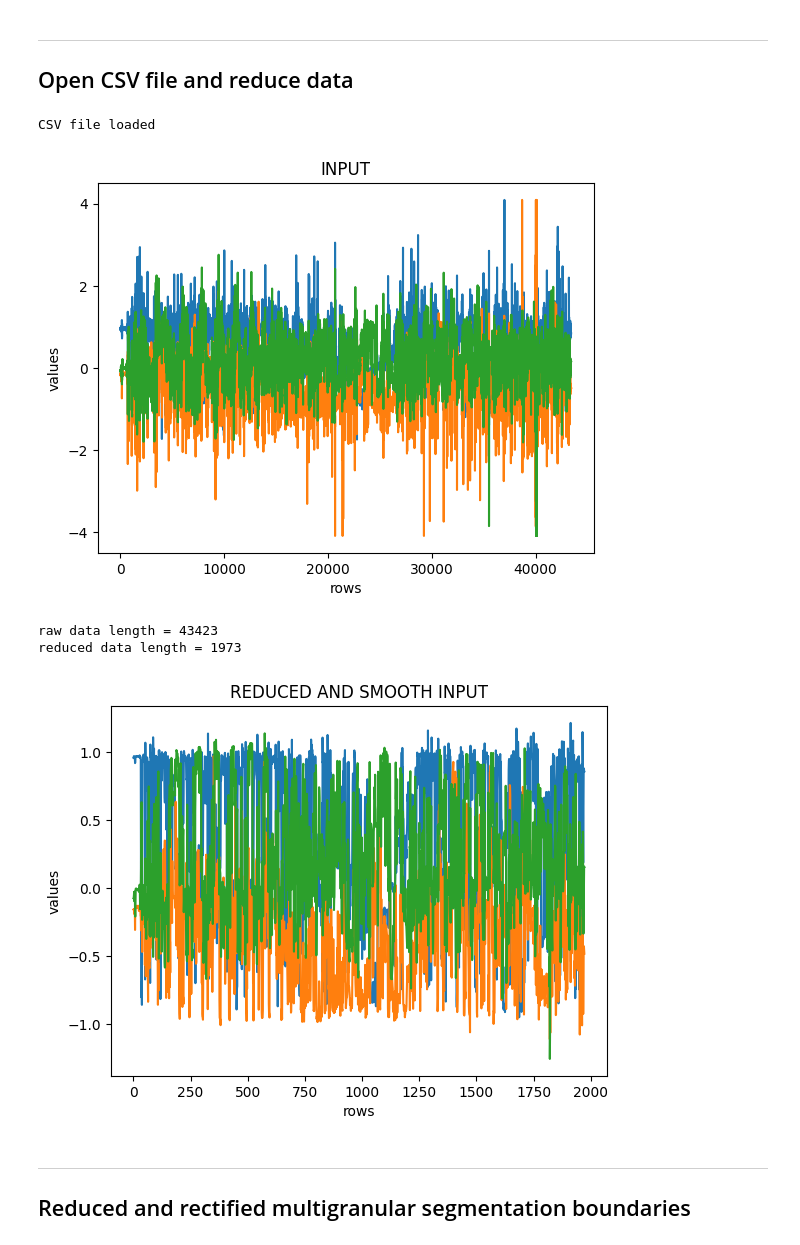
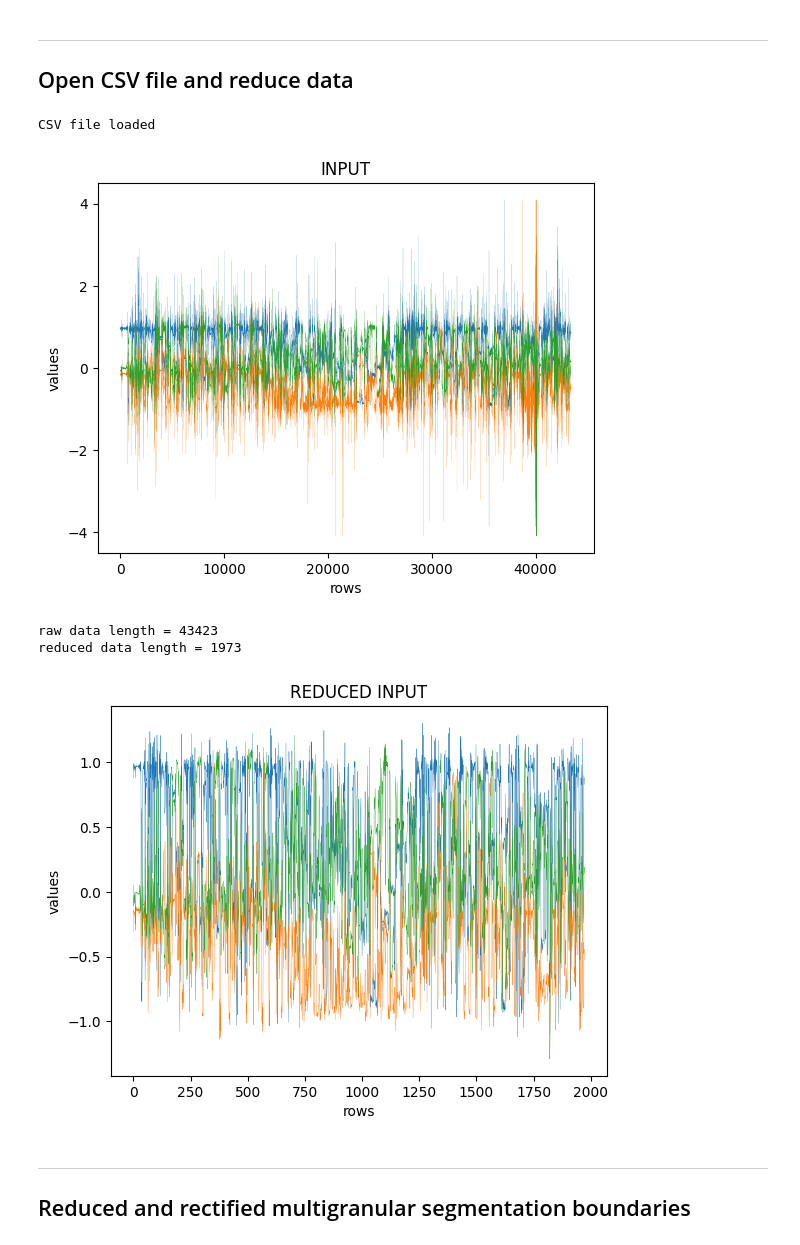
Before and after one commit to juigmend/python-miscellaneous, a Jupyter notebook: red-rect-multigran-seg-MAD_DEMO.ipynb, the cells around one changed output. Drawn from its saved outputs; the diff is of its cells as text; code cells hidden in the pictures.

```diff
--- a/red-rect-multigran-seg-MAD_DEMO.ipynb
+++ b/red-rect-multigran-seg-MAD_DEMO.ipynb
@@ -55,6 +56,8 @@ pkt = 0.2 # <--- novelty peak threshols (determines segementation boundaries) in
 max_n_gran = 3 # <--- maximum number of granularity levels (less than number of novelty kernels)
 
 vis_opt = 1 # <--- 1 = show visualisations, 0 = don't
+raw_plt_lw = 0.08 # <--- line width for plot of raw data
+red_plt_lw = 0.25 # <--- line width for plot of reduced data
 
 # "SPHERE_raw_accel_001.csv" (originally data/raw/001/accel.csv) was taken from
 # Tonkin et al. (2022) https://doi.org/10.5523/bris.2h0wyctxrd69j2oqccsi45hy1p
@@ -70,7 +73,7 @@ if isinstance(delete_col,int):
 
 if vis_opt:
 
-    plt.plot(data_df)
+    plt.plot(data_df,linewidth=raw_plt_lw)
     plt.title('INPUT')
     plt.xlabel('rows')
     plt.ylabel('values')
@@ -78,32 +81,29 @@ if vis_opt:
 print('CSV file loaded')
 # %% [output]
 CSV file loaded
-[figure, old version]
+[figure, new version]
 # %%
 print('raw data length = '+str(data_df.shape[0]))
 rf = ceil(data_df.shape[0] / length_limit)
 if rf > 1:
 
-    length_rs =  rf * int(len(data_df)/rf)
-    data_arr = np.zeros((int(length_rs/rf),data_df.shape[1]))
-    for i_col in range(data_df.shape[1]):
-        data_arr[:,i_col] = np.average(data_df.to_numpy()[:length_rs,i_col].reshape(-1, rf), 1)
+    data_arr = resample(data_df.to_numpy(), int(len(data_df)/rf) )
     print('reduced data length = '+str(len(data_arr)))
 
     if vis_opt:
 
-        plt.plot(data_arr)
-        plt.title('REDUCED AND SMOOTH INPUT')
+        plt.plot(data_arr,linewidth=red_plt_lw)
+        plt.title('REDUCED INPUT')
         plt.xlabel('rows')
         plt.ylabel('values')
 
 else:
     data_arr = data_df.to_numpy()
     print('data was not reduced')
 # %% [output]
 raw data length = 43423
 reduced data length = 1973
-[figure, old version]
+[figure, new version]
 # %% [markdown]
 ***
 ## Reduced and rectified multigranular segmentation boundaries
```
Also changed, not shown: parts of 2 cells of this notebook, 1 other file.
